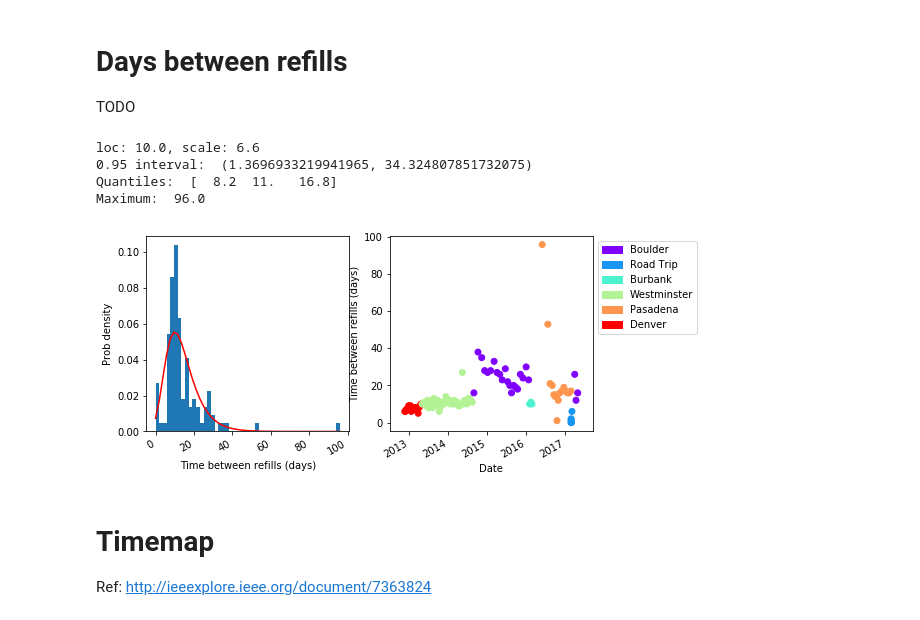
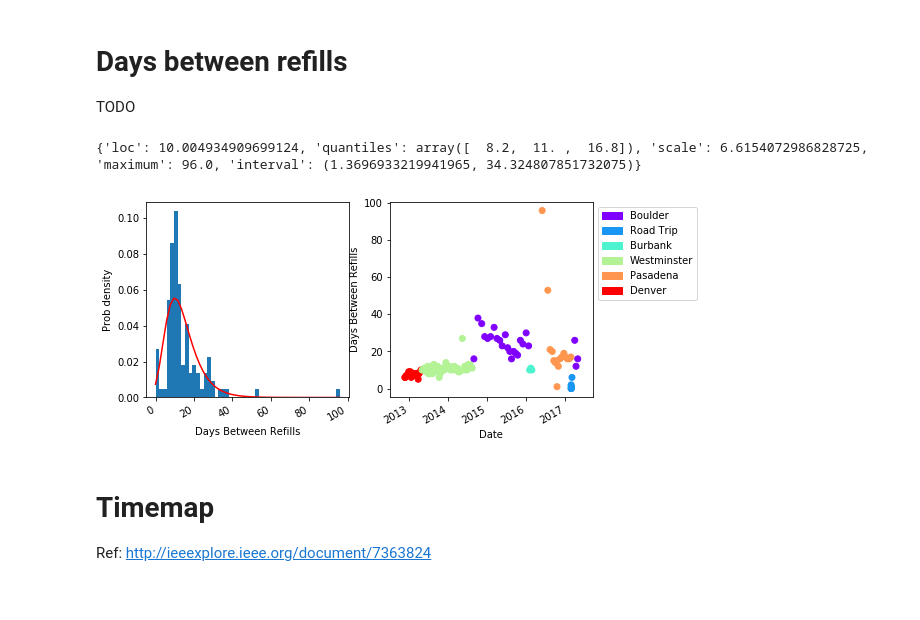
Before and after one commit to lewellen/carLog, a Jupyter notebook: exploratoryAnalysis.ipynb, the cells around one changed output. Saved outputs shown, nothing was run; the diff lists cells and outputs as text; code cells hidden in the pictures.

```diff
--- a/exploratoryAnalysis.ipynb
+++ b/exploratoryAnalysis.ipynb
@@ -55,3 +1,27 @@ destinationHandles = map(lambda x : mpatches.Patch(color=colorFromDestId[x], lab
+# %%
+import exploratoryAnalysis as ea
+
+db = ea.CarLogDB("www/wsgi-scripts/carLog.db")
+data = ea.MileageData(db.getAllMileageByVehicleId(1))
+nameFromDestId = db.getAllDestinations()
+db.close()
+
+est = ea.Estimator(data)
+summary = ea.Summarizer(data)
+# %%
+import matplotlib.pyplot as plot
+import matplotlib.cm as cm
+import matplotlib.patches as mpatches
+
+import numpy
+
+uniqueDestIds = nameFromDestId.keys()
+uniqueColors = cm.rainbow(numpy.linspace(0, 1, len(uniqueDestIds)))
+colorFromDestId = { destId : color for (destId, color) in zip(uniqueDestIds, uniqueColors) }
+destinationHandles = map(lambda x : mpatches.Patch(color=colorFromDestId[x], label=nameFromDestId[x]), uniqueDestIds)
+
+destinationNames = map(lambda x : nameFromDestId[x], data.destinationIds)
+colors = map(lambda x : colorFromDestId[x], data.destinationIds)
 # %% [markdown]
 # Trip Mileage
 Trip mileage is the distance traveled since the last gas refill. Assumed that the trip mileage is always reset to zero between refills, and that the maximum distance is traveled given a full tank of gas between refills.
@@ -262,36 +192,28 @@ Maximum:  0.23083103716
 # Days between refills
 TODO
 # %%
-residuals = map(lambda x : x.total_seconds() / 60 / 60 / 24, (numpy.array(toDates) - numpy.array(fromDates)))
-
-loc, scale = scipy.stats.gumbel_r.fit(residuals)
-print "loc: %.1f, scale: %.1f" % (loc, scale)
-print "0.95 interval: ", scipy.stats.gumbel_r.interval(0.95, loc, scale)
-print "Quantiles: ", scipy.stats.mstats.mquantiles(residuals)
-print "Maximum: ", numpy.max(residuals)
+params = est.getParameters(data.daysBetween)
+print params
 
 f, axes = plot.subplots(1, 2)
 f.autofmt_xdate()
 f.set_size_inches(8, 4)
 
-binValues, bins, patches = axes[0].hist(residuals, bins=50, normed=True)
-Y = scipy.stats.gumbel_r.pdf(bins, loc, scale)
+binValues, bins, patches = axes[0].hist(data.daysBetween, bins=50, normed=True)
+Y = est.getPdf(data.daysBetween, bins)
 axes[0].plot(bins, Y, c='r')
-axes[0].set_xlabel("Time between refills (days)")
+axes[0].set_xlabel("Days Between Refills")
 axes[0].set_ylabel("Prob density")
 
-axes[1].scatter(toDates, residuals, c = colors)
+axes[1].scatter(data.toDates, data.daysBetween, c = colors)
 axes[1].set_xlabel("Date")
-axes[1].set_ylabel("Time between refills (days)")
+axes[1].set_ylabel("Days Between Refills")
 axes[1].legend(bbox_to_anchor=(1, 1), handles=destinationHandles)
 
 plot.show()
 # %% [output]
-loc: 10.0, scale: 6.6
-0.95 interval:  (1.3696933219941965, 34.324807851732075)
-Quantiles:  [  8.2  11.   16.8]
-Maximum:  96.0
+{'loc': 10.004934909699124, 'quantiles': array([  8.2,  11. ,  16.8]), 'scale': 6.6154072986828725, 'maximum': 96.0, 'interval': (1.3696933219941965, 34.324807851732075)}
-[figure, old version]
+[figure, new version]
 # %% [markdown]
 # Timemap
 
```
Also changed, not shown: parts of 16 cells of this notebook, 1 other file.
